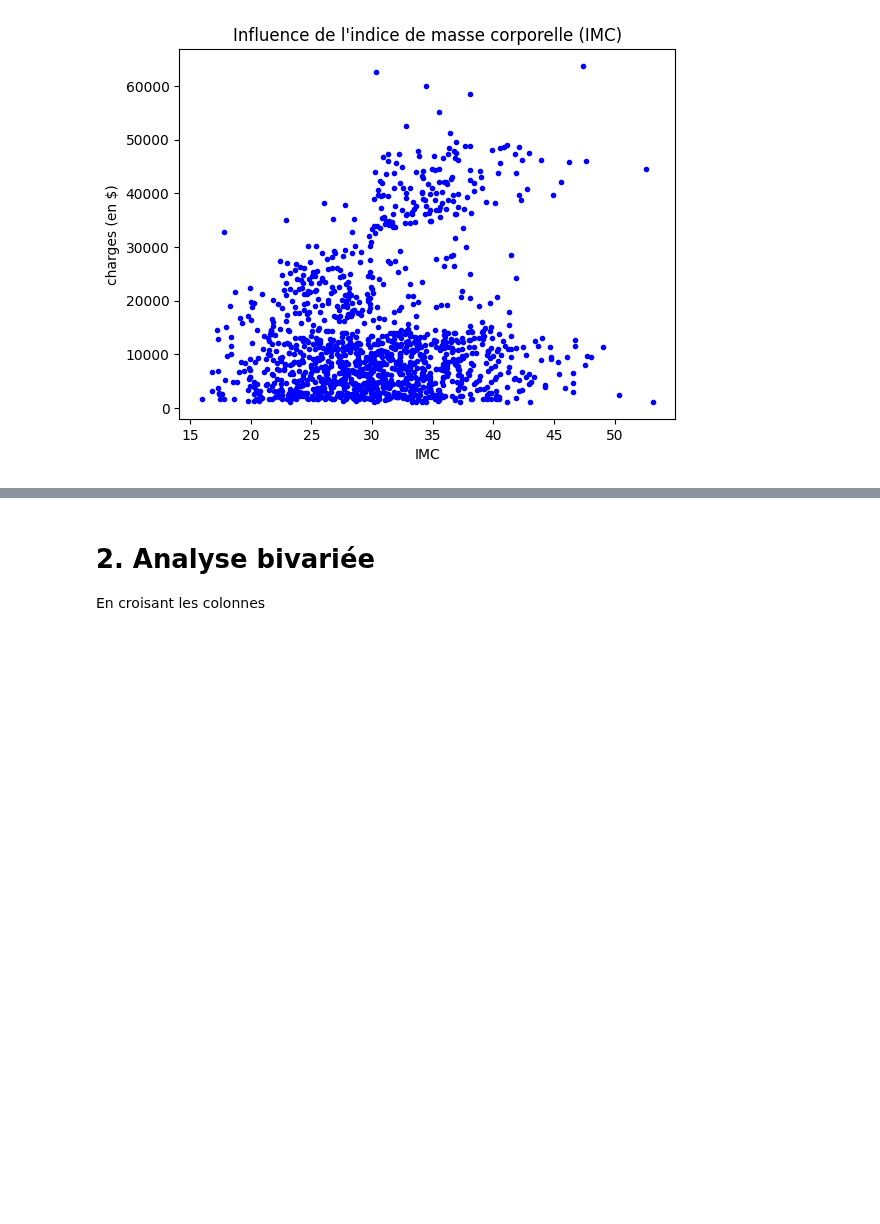
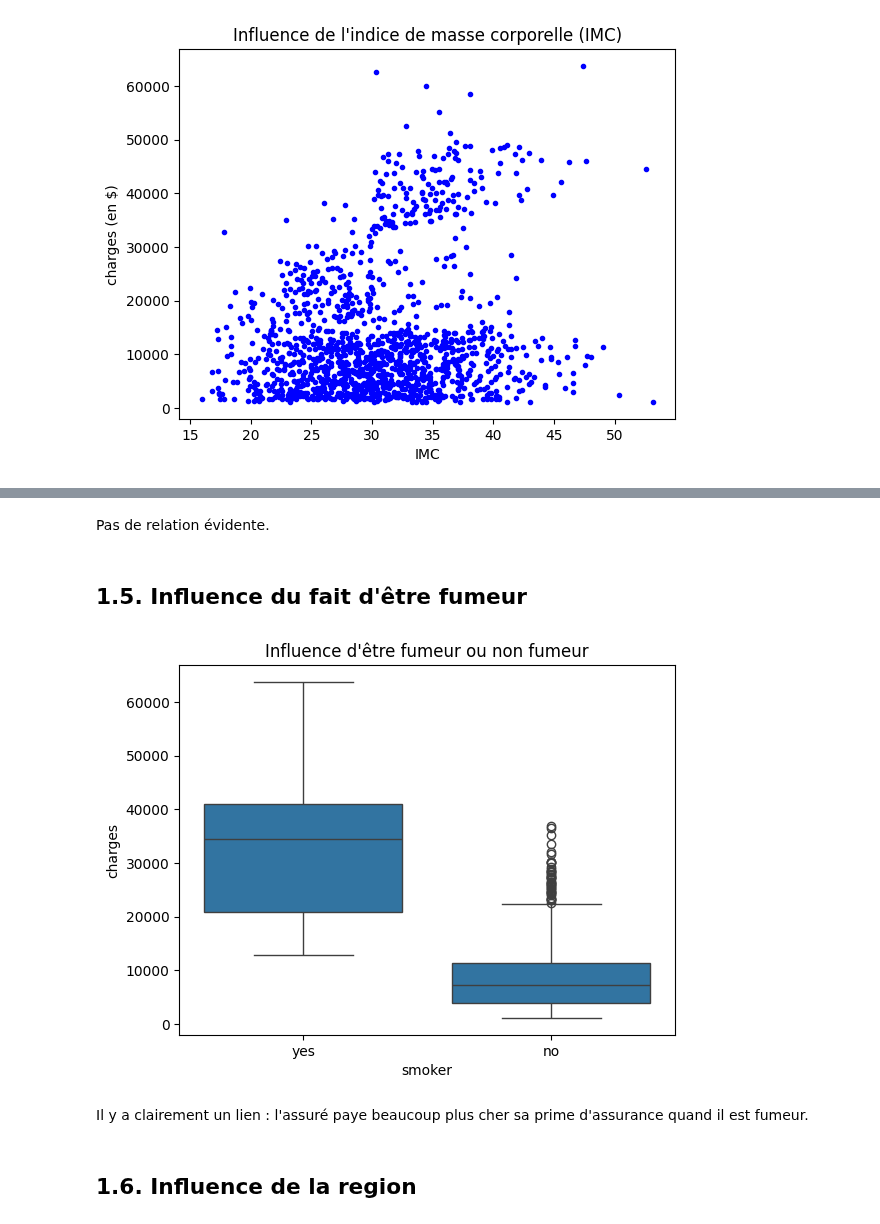
Before and after one commit to NicoCasso/Assur_aimant, a Jupyter notebook: analyse.ipynb, the cells around one changed output, grey strips where cells are left out. Drawn from its saved outputs; the diff is of its cells as text; code cells hidden in the pictures; blank space fills up the shorter version.

Commit message:
travail sur l'analyse bivariée en cours

```diff
--- a/analyse.ipynb
+++ b/analyse.ipynb
@@ -75,19 +99,15 @@ plt.show()
+# %% [markdown]
+Pas de relation évidente.
+# %% [markdown]
+##  1.5. Influence du fait d'être fumeur
 # %%
-#Colonne children
-sns.boxplot(x=df['children'], y=df['charges'])
-plt.title("Influence du nombre d'enfants")
-plt.show()
-
 #Colonne smoker
-sns.boxplot(x=df['sex'], y=df['charges'])
+sns.boxplot(x=df['smoker'], y=df['charges'])
 plt.title("Influence d'être fumeur ou non fumeur")
 plt.show()
-
-#Colonne region
-sns.boxplot(x=df['region'], y=df['charges'])
-plt.title("Influence de la région")
-plt.show()
+# %% [output]
+[figure, added]
-# %% [markdown]
-
-# 2. Analyse bivariée
-En croisant les colonnes
+# %% [markdown]
+Il y a clairement un lien : l'assuré paye beaucoup plus cher sa prime d'assurance quand il est fumeur.
+# %% [markdown]
+## 1.6. Influence de la region
```
Also changed, not shown: parts of 18 cells of this notebook.
